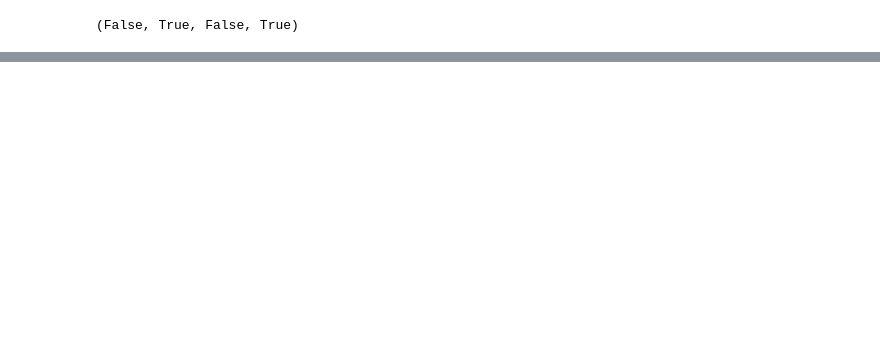
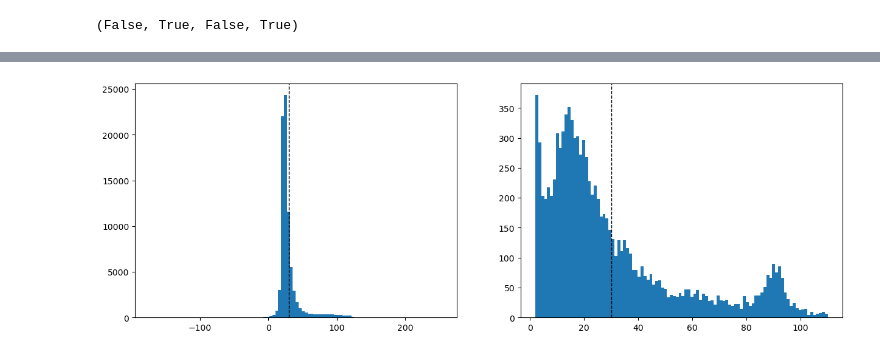
Before and after one commit to DimitrisGkoutzounis/Machine-Learning-Electron-Mass-Prediction, a Jupyter notebook: main.ipynb, the cells around one changed output, grey strips where cells are left out. Drawn from its saved outputs; the diff is of its cells as text; code cells hidden in the pictures; blank space fills up the shorter version.

```diff
--- a/main.ipynb
+++ b/main.ipynb
@@ -209,0 +225,9 @@ plt.show()
+# %%
+fig, axs = plt.subplots(1, 2, figsize = (15,5))
+axs[0].hist(y_pred, bins=100)
+axs[0].axvline(y_pred.mean(), color='k', linestyle='dashed', linewidth=1)
+axs[1].hist(y_test, bins=100)
+axs[1].axvline(y_test.mean(), color='k', linestyle='dashed', linewidth=1)
+plt.show()
+# %% [output]
+[figure, added]
```
Also changed, not shown: parts of 14 cells of this notebook.
